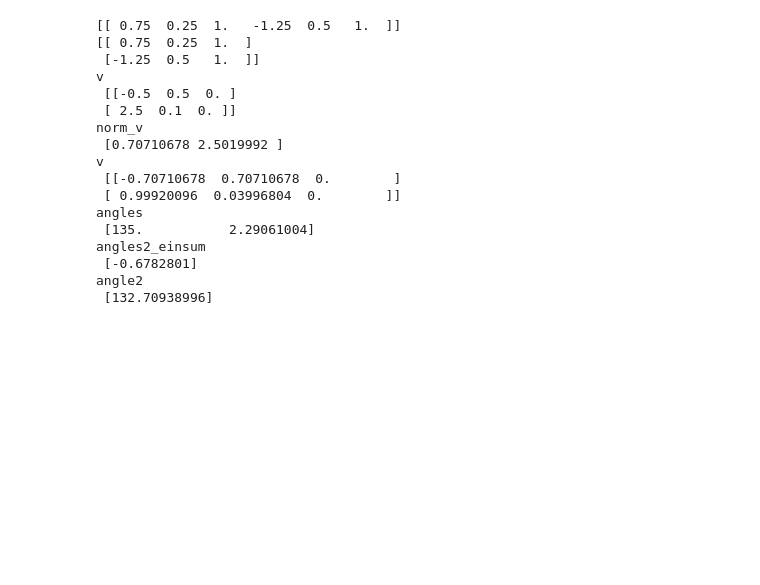
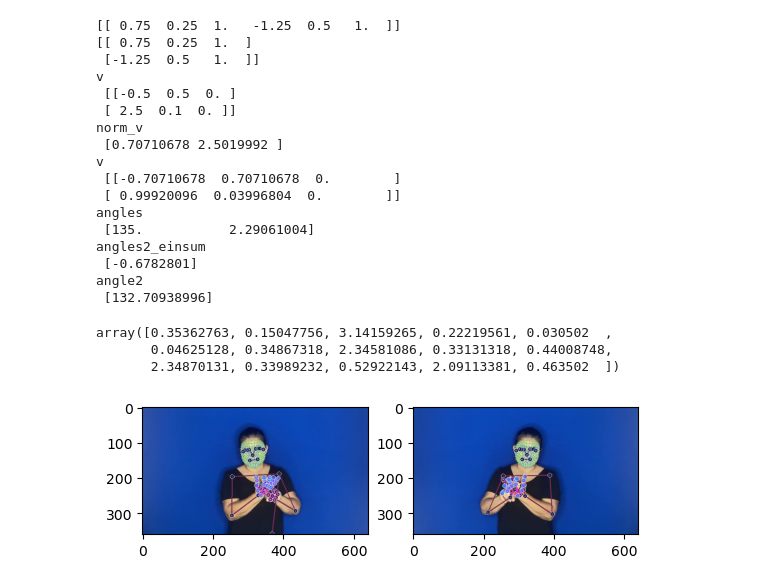
Before and after one commit to zimmerrr/deep-sign, a Jupyter notebook: TrainingV2/test_v2.ipynb, the cells around one changed output. Saved outputs shown, nothing was run; the diff lists cells and outputs as text; code cells hidden in the pictures; blank space fills up the shorter version.

```diff
--- a/TrainingV2/test_v2.ipynb
+++ b/TrainingV2/test_v2.ipynb
@@ -156,3 +182,63 @@ angles2_einsum
  [-0.6782801]
 angle2
  [132.70938996]
+# %%
+dot_products = np.array([
+    0.93812263,
+    0.9886996,
+    -1.000001,
+    0.97541595,
+    0.99953485,
+    0.9989306,
+    0.93982685,
+    -0.69972646,
+    0.945616,
+    0.9047144,
+    -0.7017885,
+    0.94279057,
+    0.8632004,
+    -0.49717298,
+    0.8944923,
+])
+
+dot_products = np.clip(dot_products, -1.0, 1.0)
+np.arccos(dot_products)
+# %% [output]
+array([0.35362763, 0.15047756, 3.14159265, 0.22219561, 0.030502  ,
+       0.04625128, 0.34867318, 2.34581086, 0.33131318, 0.44008748,
+       2.34870131, 0.33989232, 0.52922143, 2.09113381, 0.463502  ])
+# %%
+import mediapipe as mp
+import cv2
+from matplotlib import pyplot as plt
+from utils.utils import draw_styled_landmarks, mediapipe_detection
+
+mp_holistic = mp.solutions.holistic
+
+with mp_holistic.Holistic(
+  min_detection_confidence=0.5,
+  min_tracking_confidence=0.5,
+  model_complexity=2,
+) as holistic:
+  cap = cv2.VideoCapture("../Dataset/fsl-105/clips/34/19.MOV")
+
+  frames = []
+  while cap.isOpened():
+    ret, frame = cap.read()
+    if not ret:
+      break
+    frames.append(frame)
+
+
+  frame_idx = 60 * 3
+  image, results = mediapipe_detection(frames[frame_idx], holistic)
+  draw_styled_landmarks(image, results)
+
+  flipped_image, results = mediapipe_detection(cv2.flip(frames[frame_idx], 1), holistic)
+  draw_styled_landmarks(flipped_image, results)
+
+  fig, ax = plt.subplots(1,2)
+  ax[0].imshow(cv2.cvtColor(image, cv2.COLOR_BGR2RGB))
+  ax[1].imshow(cv2.cvtColor(flipped_image, cv2.COLOR_BGR2RGB))
+# %% [output]
+[figure, added]
```
Also changed, not shown: parts of 6 cells of this notebook, 6 other files.
